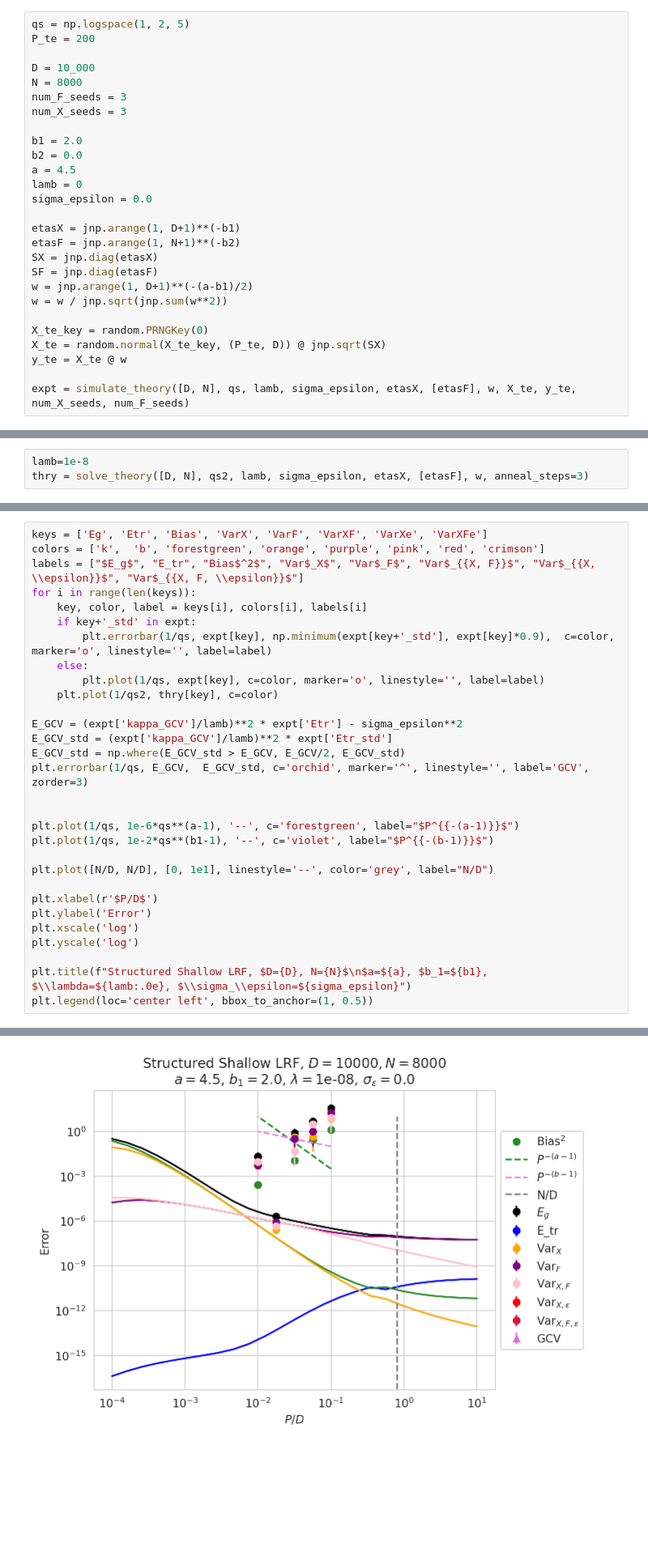
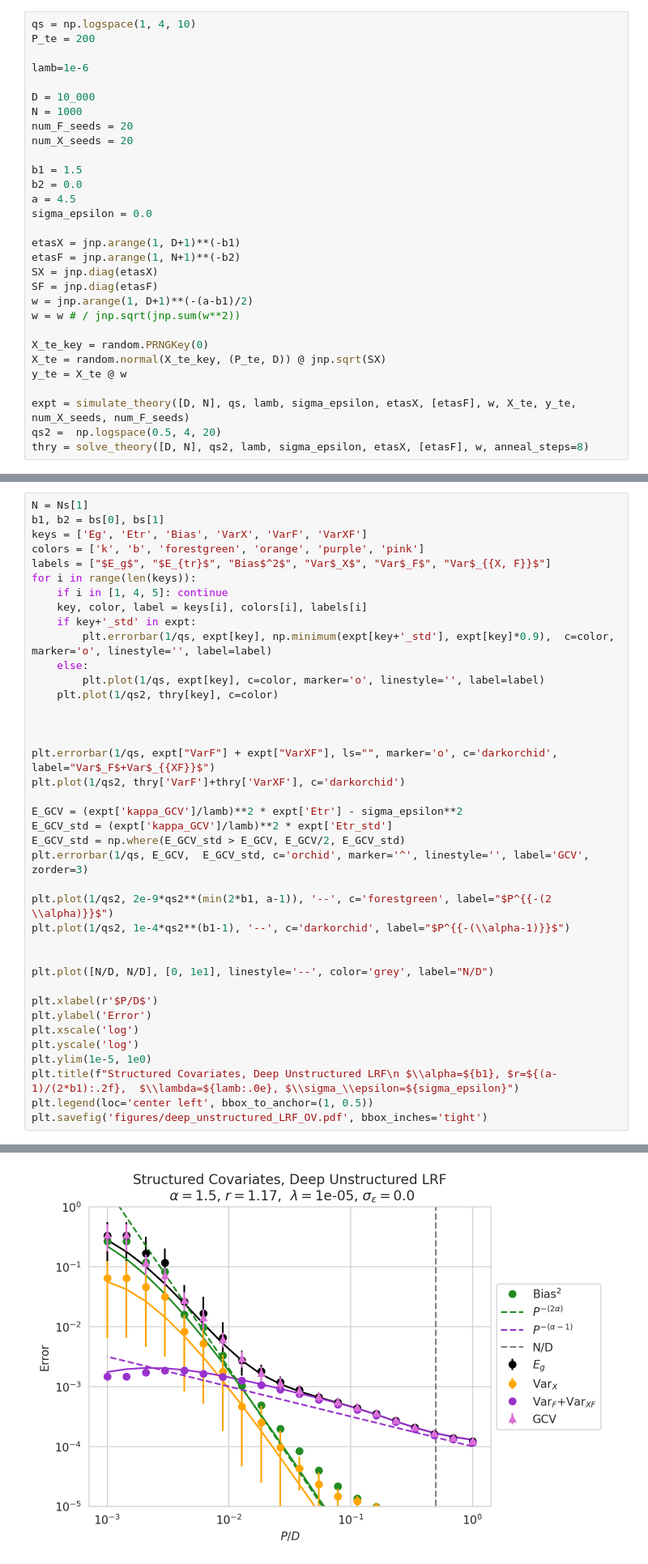
Before and after one commit to Pehlevan-Group/S_transform, a Jupyter notebook: linear_random_features.ipynb, the cells around one changed output, grey strips where cells are left out. Shown at 81% size. Saved outputs shown, nothing was run; the diff lists cells and outputs as text; blank space fills up the shorter version.

Commit message:
updated linear model solvers code

```diff
--- a/linear_random_features.ipynb
+++ b/linear_random_features.ipynb
@@ -430,18 +343,19 @@ plt.legend(loc='center left', bbox_to_anchor=(1, 0.5))
 # %% [markdown]
 ## Structured Shallow
 # %%
-qs = np.logspace(1, 2, 5)
+qs = np.logspace(1, 4, 10)
 P_te = 200
 
+lamb=1e-6
+
 D = 10_000
-N = 8000
-num_F_seeds = 3
-num_X_seeds = 3
+N = 1000
+num_F_seeds = 20
+num_X_seeds = 20
 
-b1 = 2.0
+b1 = 1.5
 b2 = 0.0
 a = 4.5
-lamb = 0
 sigma_epsilon = 0.0
 
 etasX = jnp.arange(1, D+1)**(-b1)
@@ -449,10 +363,12 @@ etasF = jnp.arange(1, N+1)**(-b2)
 SX = jnp.diag(etasX)
 SF = jnp.diag(etasF)
 w = jnp.arange(1, D+1)**(-(a-b1)/2)
-w = w / jnp.sqrt(jnp.sum(w**2))
+w = w # / jnp.sqrt(jnp.sum(w**2))
 
 X_te_key = random.PRNGKey(0)
 X_te = random.normal(X_te_key, (P_te, D)) @ jnp.sqrt(SX)
 y_te = X_te @ w
 
 expt = simulate_theory([D, N], qs, lamb, sigma_epsilon, etasX, [etasF], w, X_te, y_te, num_X_seeds, num_F_seeds)
+qs2 =  np.logspace(0.5, 4, 20)
+thry = solve_theory([D, N], qs2, lamb, sigma_epsilon, etasX, [etasF], w, anneal_steps=8)
@@ -461,3 +374,0 @@ KeyboardInterrupt:
-# %%
-lamb=1e-8
-thry = solve_theory([D, N], qs2, lamb, sigma_epsilon, etasX, [etasF], w, anneal_steps=3)
@@ -529,8 +485,11 @@ plt.savefig('figures/structured_LRF_params.pdf', bbox_inches='tight')
 # %%
-keys = ['Eg', 'Etr', 'Bias', 'VarX', 'VarF', 'VarXF', 'VarXe', 'VarXFe']
-colors = ['k',  'b', 'forestgreen', 'orange', 'purple', 'pink', 'red', 'crimson']
-labels = ["$E_g$", "E_tr", "Bias$^2$", "Var$_X$", "Var$_F$", "Var$_{{X, F}}$", "Var$_{{X, \\epsilon}}$", "Var$_{{X, F, \\epsilon}}$"]
+N = Ns[1]
+b1, b2 = bs[0], bs[1]
+keys = ['Eg', 'Etr', 'Bias', 'VarX', 'VarF', 'VarXF']
+colors = ['k', 'b', 'forestgreen', 'orange', 'purple', 'pink']
+labels = ["$E_g$", "$E_{tr}$", "Bias$^2$", "Var$_X$", "Var$_F$", "Var$_{{X, F}}$"]
 for i in range(len(keys)):
+    if i in [1, 4, 5]: continue
     key, color, label = keys[i], colors[i], labels[i]
     if key+'_std' in expt:
         plt.errorbar(1/qs, expt[key], np.minimum(expt[key+'_std'], expt[key]*0.9),  c=color, marker='o', linestyle='', label=label)
@@ -538,14 +497,19 @@ for i in range(len(keys)):
         plt.plot(1/qs, expt[key], c=color, marker='o', linestyle='', label=label)
     plt.plot(1/qs2, thry[key], c=color)
 
+
+
+plt.errorbar(1/qs, expt["VarF"] + expt["VarXF"], ls="", marker='o', c='darkorchid', label="Var$_F$+Var$_{{XF}}$")
+plt.plot(1/qs2, thry['VarF']+thry['VarXF'], c='darkorchid')
+
 E_GCV = (expt['kappa_GCV']/lamb)**2 * expt['Etr'] - sigma_epsilon**2
 E_GCV_std = (expt['kappa_GCV']/lamb)**2 * expt['Etr_std']
 E_GCV_std = np.where(E_GCV_std > E_GCV, E_GCV/2, E_GCV_std)
 plt.errorbar(1/qs, E_GCV,  E_GCV_std, c='orchid', marker='^', linestyle='', label='GCV', zorder=3)
 
+plt.plot(1/qs2, 2e-9*qs2**(min(2*b1, a-1)), '--', c='forestgreen', label="$P^{{-(2 \\alpha)}}$")
+plt.plot(1/qs2, 1e-4*qs2**(b1-1), '--', c='darkorchid', label="$P^{{-(\\alpha-1)}}$")
 
-plt.plot(1/qs, 1e-6*qs**(a-1), '--', c='forestgreen', label="$P^{{-(a-1)}}$")
-plt.plot(1/qs, 1e-2*qs**(b1-1), '--', c='violet', label="$P^{{-(b-1)}}$")
 
 plt.plot([N/D, N/D], [0, 1e1], linestyle='--', color='grey', label="N/D")
 
@@ -553,7 +517,8 @@ plt.xlabel(r'$P/D$')
 plt.ylabel('Error')
 plt.xscale('log')
 plt.yscale('log')
-
-plt.title(f"Structured Shallow LRF, $D={D}, N={N}$\n$a=${a}, $b_1=${b1}, $\\lambda=${lamb:.0e}, $\\sigma_\\epsilon=${sigma_epsilon}")
+plt.ylim(1e-5, 1e0)
+plt.title(f"Structured Covariates, Deep Unstructured LRF\n $\\alpha=${b1}, $r=${(a-1)/(2*b1):.2f},  $\\lambda=${lamb:.0e}, $\\sigma_\\epsilon=${sigma_epsilon}")
 plt.legend(loc='center left', bbox_to_anchor=(1, 0.5))
+plt.savefig('figures/deep_unstructured_LRF_OV.pdf', bbox_inches='tight')
 # %% [output]
@@ -561 +525 @@ plt.legend(loc='center left', bbox_to_anchor=(1, 0.5))
-[figure, old version]
+[figure, new version]
```
Also changed, not shown: parts of 22 cells of this notebook, 1 other file.
